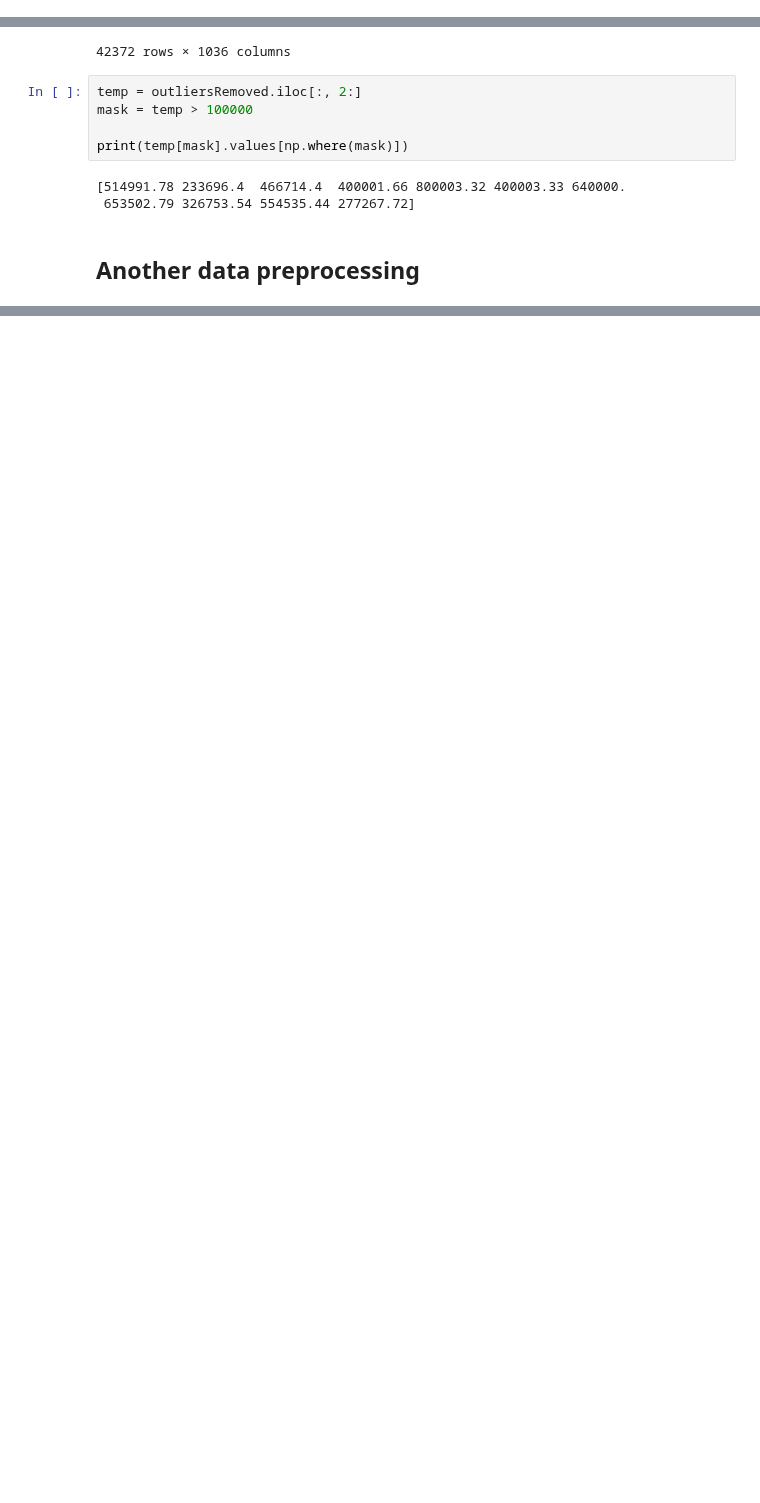
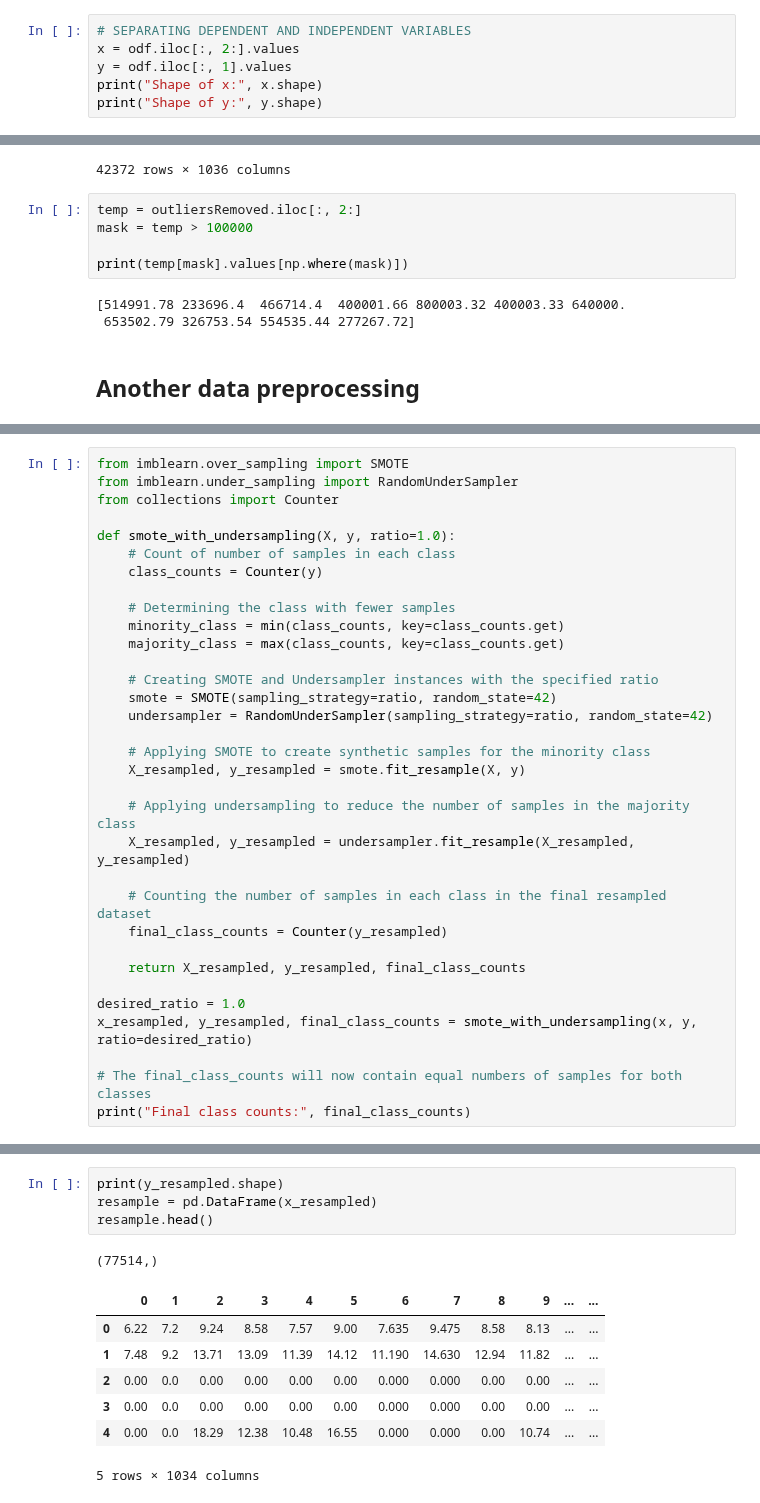
Before and after one commit to d41sys/electric-theft-detection, a Jupyter notebook: notebooks/preprocessing.ipynb, the cells around one changed output, grey strips where cells are left out. Saved outputs shown, nothing was run; the diff lists cells and outputs as text; blank space fills up the shorter version.

```diff
--- a/notebooks/preprocessing.ipynb
+++ b/notebooks/preprocessing.ipynb
@@ -35,0 +55,6 @@ To enable the following instructions: AVX2 AVX512F AVX512_VNNI FMA, in other ope
+# %%
+# SEPARATING DEPENDENT AND INDEPENDENT VARIABLES
+x = odf.iloc[:, 2:].values
+y = odf.iloc[:, 1].values
+print("Shape of x:", x.shape)
+print("Shape of y:", y.shape)
@@ -394,0 +482,33 @@ print(temp[mask].values[np.where(mask)])
+# %%
+from imblearn.over_sampling import SMOTE
+from imblearn.under_sampling import RandomUnderSampler
+from collections import Counter
+
+def smote_with_undersampling(X, y, ratio=1.0):
+    # Count of number of samples in each class
+    class_counts = Counter(y)
+
+    # Determining the class with fewer samples
+    minority_class = min(class_counts, key=class_counts.get)
+    majority_class = max(class_counts, key=class_counts.get)
+
+    # Creating SMOTE and Undersampler instances with the specified ratio
+    smote = SMOTE(sampling_strategy=ratio, random_state=42)
+    undersampler = RandomUnderSampler(sampling_strategy=ratio, random_state=42)
+
+    # Applying SMOTE to create synthetic samples for the minority class
+    X_resampled, y_resampled = smote.fit_resample(X, y)
+
+    # Applying undersampling to reduce the number of samples in the majority class
+    X_resampled, y_resampled = undersampler.fit_resample(X_resampled, y_resampled)
+
+    # Counting the number of samples in each class in the final resampled dataset
+    final_class_counts = Counter(y_resampled)
+
+    return X_resampled, y_resampled, final_class_counts
+
+desired_ratio = 1.0
+x_resampled, y_resampled, final_class_counts = smote_with_undersampling(x, y, ratio=desired_ratio)
+
+# The final_class_counts will now contain equal numbers of samples for both classes
+print("Final class counts:", final_class_counts)
@@ -395 +523,14 @@ print(temp[mask].values[np.where(mask)])
+# %%
+print(y_resampled.shape)
+resample = pd.DataFrame(x_resampled)
+resample.head()
+# %% [output]
+(77514,)
+|  | 0 | 1 | 2 | 3 | 4 | 5 | 6 | 7 | 8 | 9 | ... | ... |
+| 0 | 6.22 | 7.2 | 9.24 | 8.58 | 7.57 | 9.00 | 7.635 | 9.475 | 8.58 | 8.13 | ... | ... |
+| 1 | 7.48 | 9.2 | 13.71 | 13.09 | 11.39 | 14.12 | 11.190 | 14.630 | 12.94 | 11.82 | ... | ... |
+| 2 | 0.00 | 0.0 | 0.00 | 0.00 | 0.00 | 0.00 | 0.000 | 0.000 | 0.00 | 0.00 | ... | ... |
+| 3 | 0.00 | 0.0 | 0.00 | 0.00 | 0.00 | 0.00 | 0.000 | 0.000 | 0.00 | 0.00 | ... | ... |
+| 4 | 0.00 | 0.0 | 18.29 | 12.38 | 10.48 | 16.55 | 0.000 | 0.000 | 0.00 | 10.74 | ... | ... |
+5 rows × 1034 columns
 # %%
```
Also changed, not shown: parts of 21 cells of this notebook, 2 other files.
